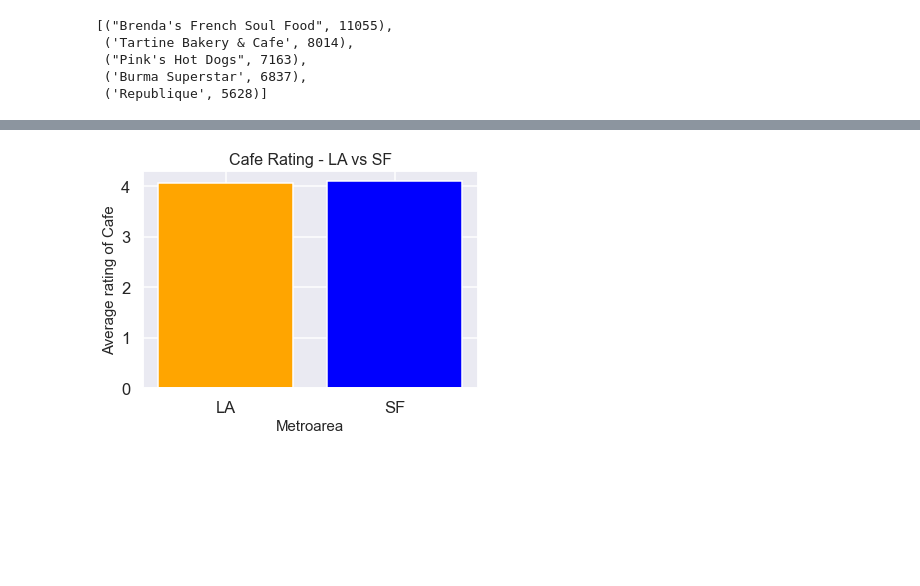
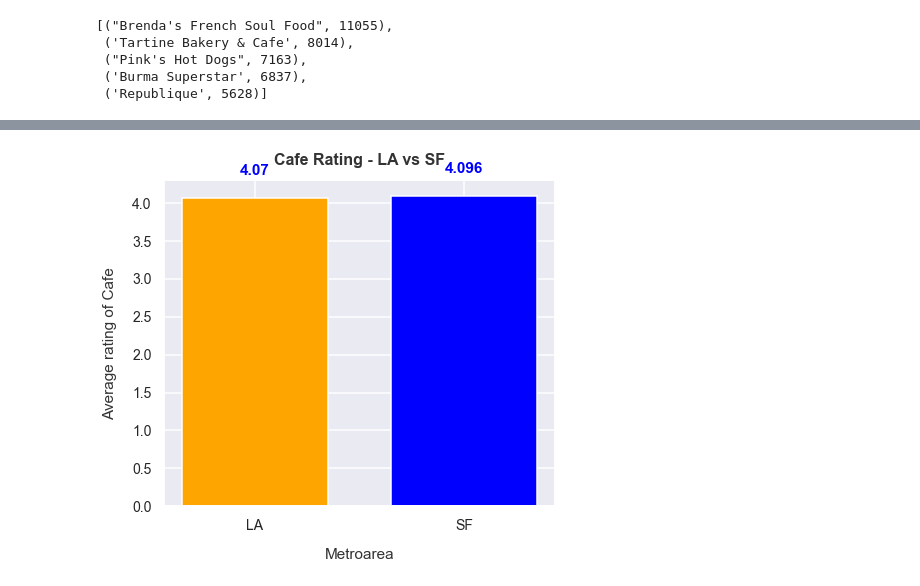
Before and after one commit to dawsonc96/YELP-Reviews-Project, a Jupyter notebook: yelp_setup.ipynb, the cells around one changed output, grey strips where cells are left out. Saved outputs shown, nothing was run; the diff lists cells and outputs as text; code cells hidden in the pictures; blank space fills up the shorter version.

```diff
--- a/yelp_setup.ipynb
+++ b/yelp_setup.ipynb
@@ -392,10 +347,10 @@ la_cafe_total
 sanfran_cafe_total = data['total']
 sanfran_cafe_total
 # hardcode population via internet
-sanfran_pop = 880000
+sf_pop = 880000
 la_pop = 3900000
 # create variable of cafe per
-sf_cafe_per_10kpop = (sanfran_cafe_total/sanfran_pop)*10000
+sf_cafe_per_10kpop = (sanfran_cafe_total/sf_pop)*10000
 la_cafe_per_10kpop = (la_cafe_total/la_pop)*10000
 # creating two variables for median income in both LA and SF
 la_median_inc = 65232/1000
@@ -438,19 +401,28 @@ plt.show()
 # %%
 # Created a bar graph comparing average cafe restaurant rating between LA and SF
-fig, ax = plt.subplots()
+fig, ax = plt.subplots(figsize = (7,6))
 
 # Plot a bar-chart
-ax.bar(cities, city_rating, color = ('Orange', 'Blue') )
+bars = ax.bar(cities, city_rating, width =0.7, color = ('Orange', 'Blue'))
 
 # Set title and lables
-
-# ax.set_xticklabels(['Los Angeles','San Francisco'], minor=False )
-ax.set_ylabel("Average rating of Cafe", size = 15)
-ax.set_xlabel ("Metroarea", size = 15)
-ax.set_title('Cafe Rating - LA vs SF', size = 16)
+bar_color = bars[1].get_facecolor()
+for bar in bars:
+  ax.text(
+      bar.get_x() + bar.get_width() / 2,
+      bar.get_height() + 0.3,
+      round(bar.get_height(), 3),
+      horizontalalignment='center',
+      color=bar_color,
+      weight='bold'
+  )
+ax.set_ylabel("Average rating of Cafe", labelpad=15, color='#333333')
+ax.set_xlabel ("Metroarea", labelpad=15, color='#333333')
+ax.set_title('Cafe Rating - LA vs SF', size = 16, pad=15, color='#333333',
+             weight='bold')
 
 plt.show()
 
 # Cafes in SF and LA have very similar average ratings. Caf
 # %% [output]
-[figure, old version]
+[figure, new version]
```
Also changed, not shown: parts of 22 cells of this notebook.
